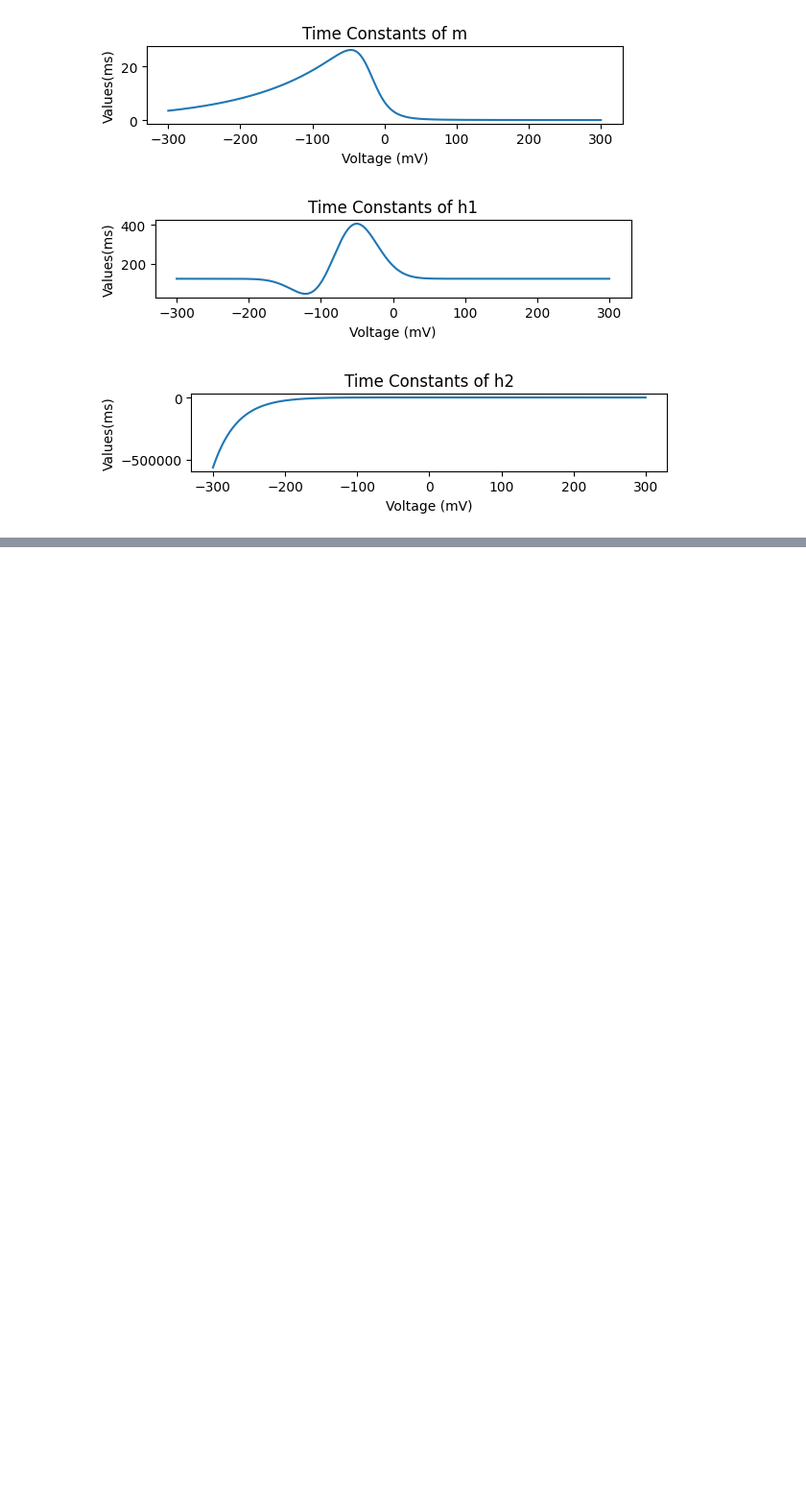
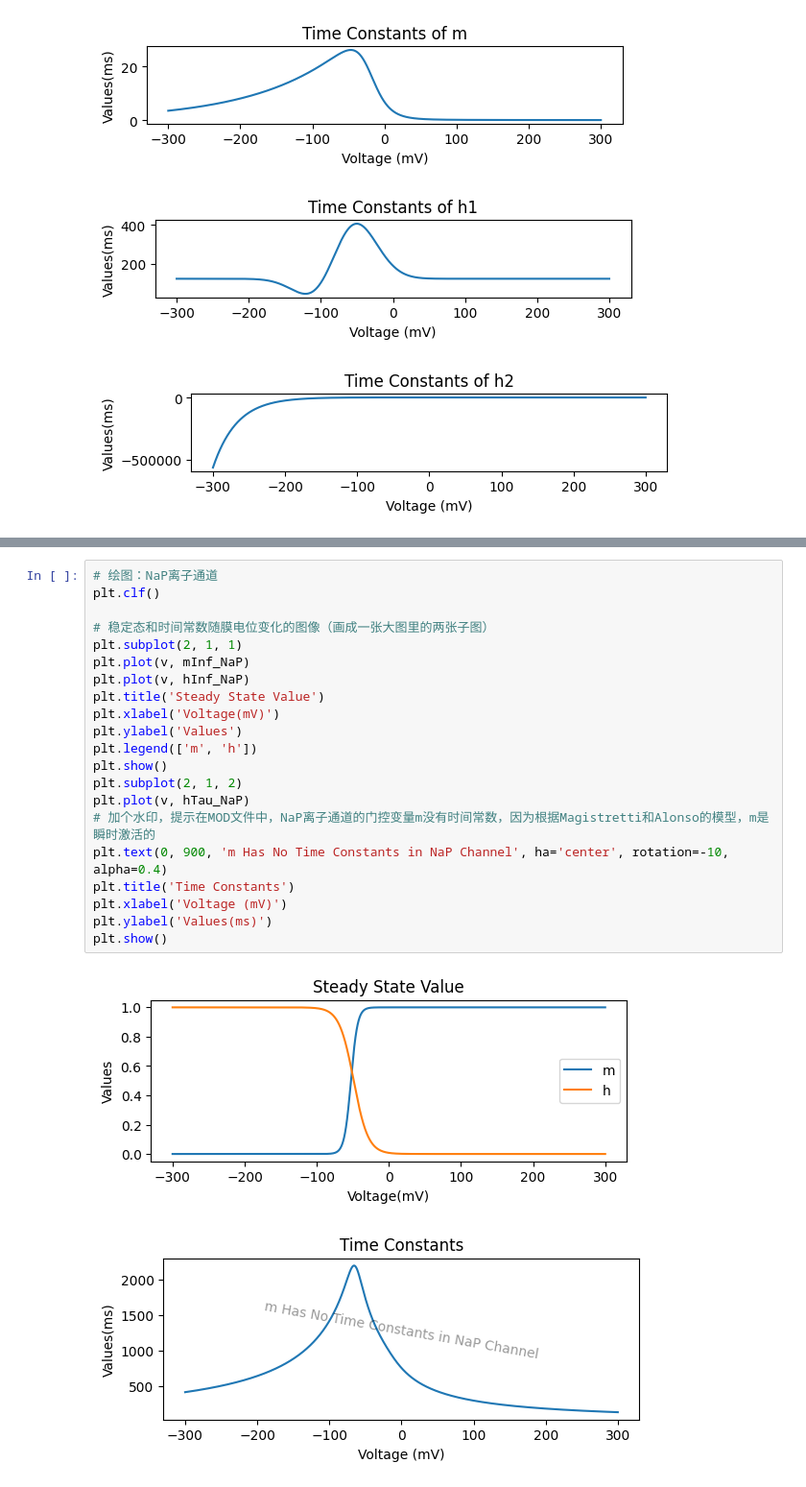
Before and after one commit to MZhexin/Brain-Dynamics-Programming, a Jupyter notebook: Experiment/Ion_Channels.ipynb, the cells around one changed output, grey strips where cells are left out. Shown at 96% size. Saved outputs shown, nothing was run; the diff lists cells and outputs as text; blank space fills up the shorter version.

Commit message:
2023.8.14 11:26 Three More Ion Channels 又画了三个离子通道的参数图像

```diff
--- a/Experiment/Ion_Channels.ipynb
+++ b/Experiment/Ion_Channels.ipynb
@@ -265,0 +330,24 @@ plt.show()
+# %%
+# 绘图：NaP离子通道
+plt.clf()
+
+# 稳定态和时间常数随膜电位变化的图像（画成一张大图里的两张子图）
+plt.subplot(2, 1, 1)
+plt.plot(v, mInf_NaP)
+plt.plot(v, hInf_NaP)
+plt.title('Steady State Value')
+plt.xlabel('Voltage(mV)')
+plt.ylabel('Values')
+plt.legend(['m', 'h'])
+plt.show()
+plt.subplot(2, 1, 2)
+plt.plot(v, hTau_NaP)
+# 加个水印，提示在MOD文件中，NaP离子通道的门控变量m没有时间常数，因为根据Magistretti和Alonso的模型，m是瞬时激活的
+plt.text(0, 900, 'm Has No Time Constants in NaP Channel', ha='center', rotation=-10, alpha=0.4)
+plt.title('Time Constants')
+plt.xlabel('Voltage (mV)')
+plt.ylabel('Values(ms)')
+plt.show()
+# %% [output]
+[figure, added]
+[figure, added]
```
Also changed, not shown: parts of 5 cells of this notebook.
